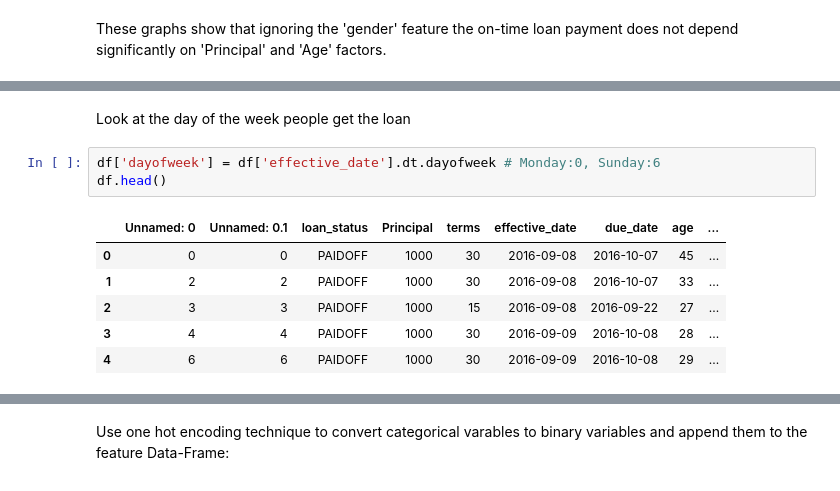
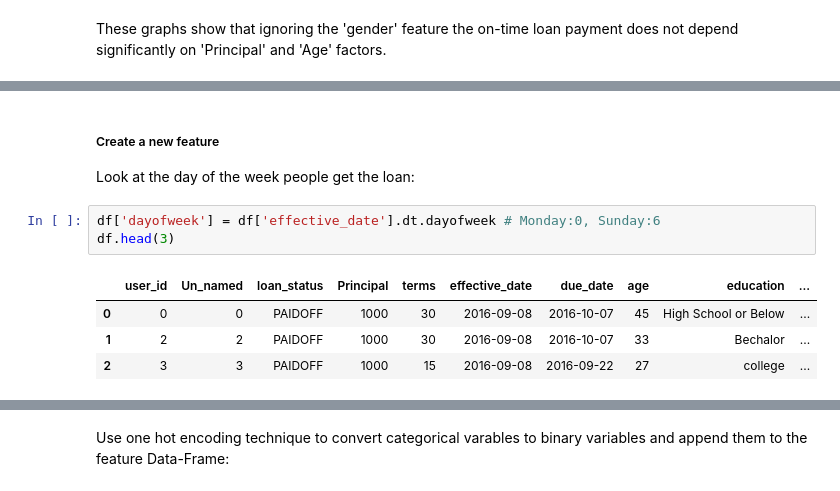
Before and after one commit to Ehsan-Negahbani/Best-Classifier, a Jupyter notebook: Project Notebook.ipynb, the cells around one changed output, grey strips where cells are left out. Drawn from its saved outputs; the diff is of its cells as text.

```diff
--- a/Project Notebook.ipynb
+++ b/Project Notebook.ipynb
@@ -270,15 +233,14 @@ Feature extraction is the process of defining a new feature using exisiting feat
 # %% [markdown]
-Look at the day of the week people get the loan
+##### Create a new feature
+Look at the day of the week people get the loan:
 # %%
 df['dayofweek'] = df['effective_date'].dt.dayofweek # Monday:0, Sunday:6
-df.head()
+df.head(3)
 # %% [output]
-|  | Unnamed: 0 | Unnamed: 0.1 | loan_status | Principal | terms | effective_date | due_date | age | ... |
-| 0 | 0 | 0 | PAIDOFF | 1000 | 30 | 2016-09-08 | 2016-10-07 | 45 | ... |
-| 1 | 2 | 2 | PAIDOFF | 1000 | 30 | 2016-09-08 | 2016-10-07 | 33 | ... |
-| 2 | 3 | 3 | PAIDOFF | 1000 | 15 | 2016-09-08 | 2016-09-22 | 27 | ... |
-| 3 | 4 | 4 | PAIDOFF | 1000 | 30 | 2016-09-09 | 2016-10-08 | 28 | ... |
-| 4 | 6 | 6 | PAIDOFF | 1000 | 30 | 2016-09-09 | 2016-10-08 | 29 | ... |
+|  | user_id | Un_named | loan_status | Principal | terms | effective_date | due_date | age | education | ... |
+| 0 | 0 | 0 | PAIDOFF | 1000 | 30 | 2016-09-08 | 2016-10-07 | 45 | High School or Below | ... |
+| 1 | 2 | 2 | PAIDOFF | 1000 | 30 | 2016-09-08 | 2016-10-07 | 33 | Bechalor | ... |
+| 2 | 3 | 3 | PAIDOFF | 1000 | 15 | 2016-09-08 | 2016-09-22 | 27 | college | ... |
 # %%
 bins = np.linspace(df.dayofweek.min(), df.dayofweek.max(), 8)
 g = sns.FacetGrid(df, col="Gender", hue="loan_status", palette="Set1", col_wrap=2)
```
Also changed, not shown: parts of 96 cells of this notebook.
